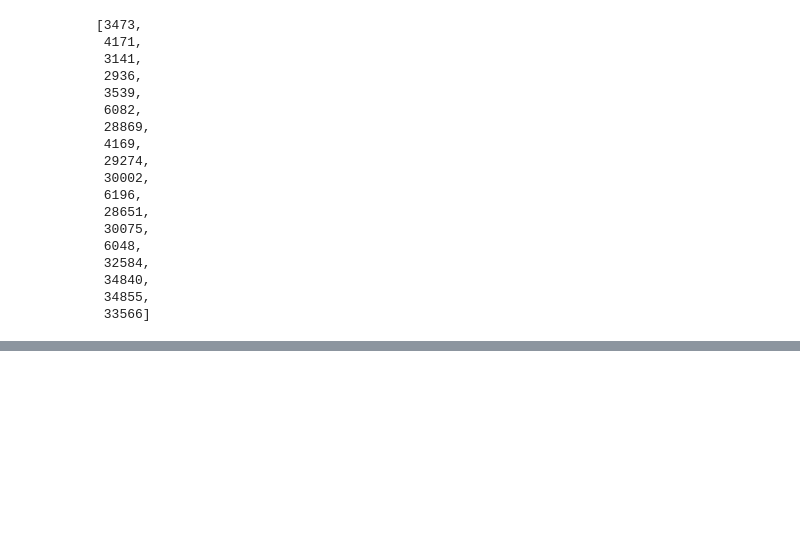
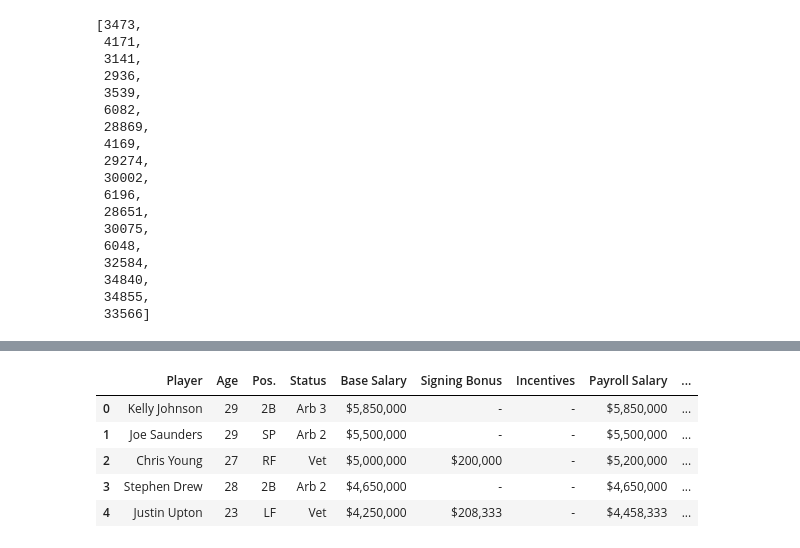
Before and after one commit to Jeff-Chen-Daguan/MLB_analysis, a Jupyter notebook: MLB資料來源.ipynb, the cells around one changed output, grey strips where cells are left out. Drawn from its saved outputs; the diff is of its cells as text; code cells hidden in the pictures; blank space fills up the shorter version.

```diff
--- a/MLB資料來源.ipynb
+++ b/MLB資料來源.ipynb
@@ -712,0 +739,5 @@ stats_no_data_player_lst
+# %%
+sssn = rs.session()
+sssn.headers = dicHeaders
+sssn.stream = True
+sssn.verify = False
@@ -712,0 +757,3 @@ stats_no_data_player_lst
+# %%
+path = r"https://www.spotrac.com/mlb/arizona-diamondbacks/payroll/"
+r = sssn.get(path)
@@ -712,0 +924,9 @@ stats_no_data_player_lst
+# %%
+active_salary_df.head()
+# %% [output]
+|  | Player | Age | Pos. | Status | Base Salary | Signing Bonus | Incentives | Payroll Salary | ... |
+| 0 | Kelly Johnson | 29 | 2B | Arb 3 | $5,850,000 | - | - | $5,850,000 | ... |
+| 1 | Joe Saunders | 29 | SP | Arb 2 | $5,500,000 | - | - | $5,500,000 | ... |
+| 2 | Chris Young | 27 | RF | Vet | $5,000,000 | $200,000 | - | $5,200,000 | ... |
+| 3 | Stephen Drew | 28 | 2B | Arb 2 | $4,650,000 | - | - | $4,650,000 | ... |
+| 4 | Justin Upton | 23 | LF | Vet | $4,250,000 | $208,333 | - | $4,458,333 | ... |
```
Also changed, not shown: parts of 48 cells of this notebook.
